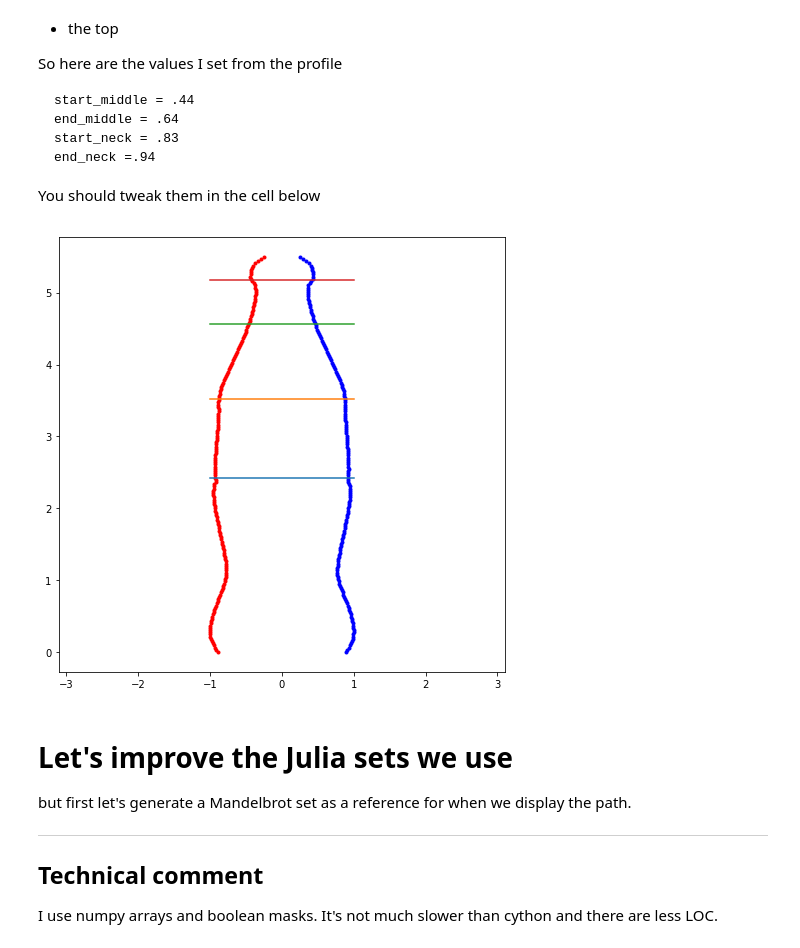
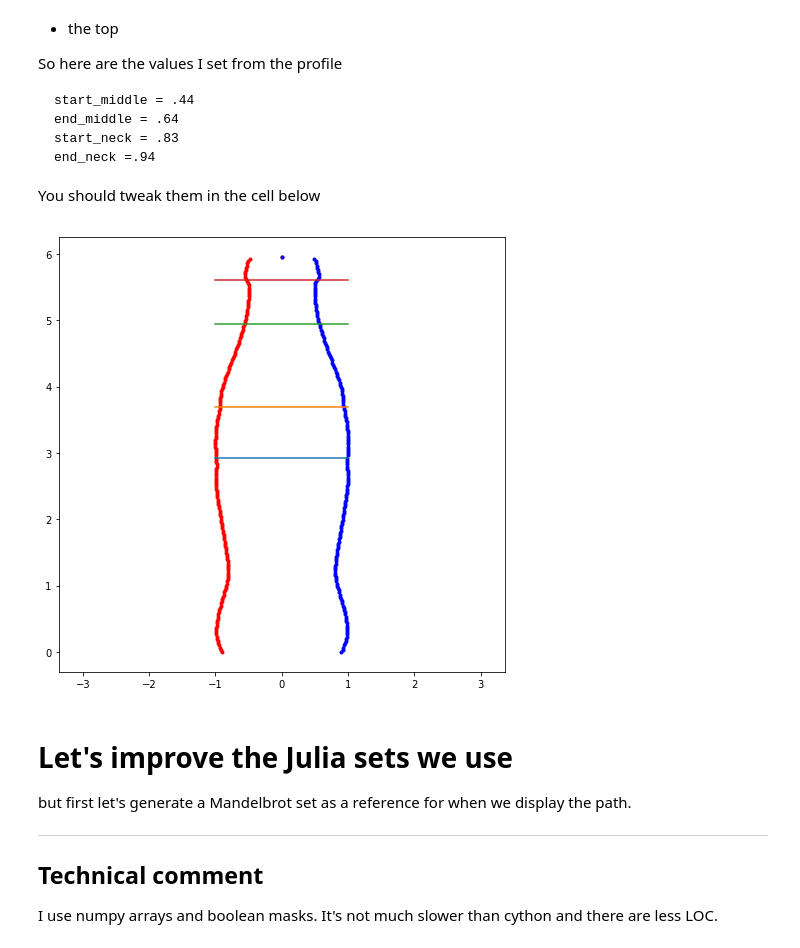
Before and after one commit to macbuse/Mandelbrottle, a Jupyter notebook: mandelbrotlle_coke.ipynb, the cells around one changed output. Saved outputs shown, nothing was run; the diff lists cells and outputs as text; code cells hidden in the pictures.

```diff
--- a/mandelbrotlle_coke.ipynb
+++ b/mandelbrotlle_coke.ipynb
@@ -86,7 +82,7 @@ There was probably an extension already to do this but
 coding it took less time than looking and configuring.
 # %%
 import json, os
-fn = os.environ['HOME'] + '/coke7.json'
+fn = os.environ['HOME'] + '/cubic_bezier.json'
 with open(fn,'r') as fp:
     data = json.load(fp)
 
@@ -124,50 +120,44 @@ You should tweak them in the cell below
 #this is global
 num_layers = 180
 
 T = np.linspace(0,1,num_layers)
 myPath = [bez.point(t) for t in T]
 
-#the path pts have to be in ascending order for np.interp()
-X, Y = list(zip(* [(z.real,-z.imag) for z in reversed(myPath)] ))
+
 X, Y = list(zip(* [(z.real,-z.imag) for z in myPath] ))
 X, Y = np.array(X), np.array(Y)
 
 # ff stands for fudge factor
 ff = abs((max(Y) - min(Y)) /(max(X) - min(X)))
 
 Y = (Y - min(Y))
 Y =  Y/max(Y)
-X =   1.2*(X - min(X) )/(max(X) - min(X))
-X  -=  1.6
+X =  (X - min(X) )/(max(X) - min(X))
+X -= 1
 
-X /= min(X)
+#the path pts have to be in ascending order for np.interp()
+if Y[0] > Y[-1] :
+    X = np.flip(X)
+    Y = np.flip(Y)
+R = abs(np.interp(T,Y,X))
 
-R = np.interp(T,Y,X)
-
-#center the design manually
-#cc = .25
-#R = (1-cc)*R + cc
-
-
-# comment the next line out to see the design as is
-ff = 5.5
 plt.figure(figsize=(8, 8))
 plt.axis('equal')
 plt.plot([-r for r in R], ff*T, 'r.')
 plt.plot(R, ff*T, 'b.')
 
 #there are 2 flat parts on a bottle
 #the middle where the label goes and the neck
-start_middle = .44
-end_middle = .64
+start_middle = .49
+end_middle = .62
 start_neck = .83
 end_neck =.94
 
 for hh in [start_middle, end_middle, start_neck, end_neck]:
     xx,yy = [-1,1], [ff*hh,ff*hh]
     plt.plot(xx,yy)
 # %% [output]
-[figure, old version]
+[figure, new version]
 # %% [markdown]
 # Let's improve the Julia sets we use
 
```
Also changed, not shown: parts of 16 cells of this notebook.
